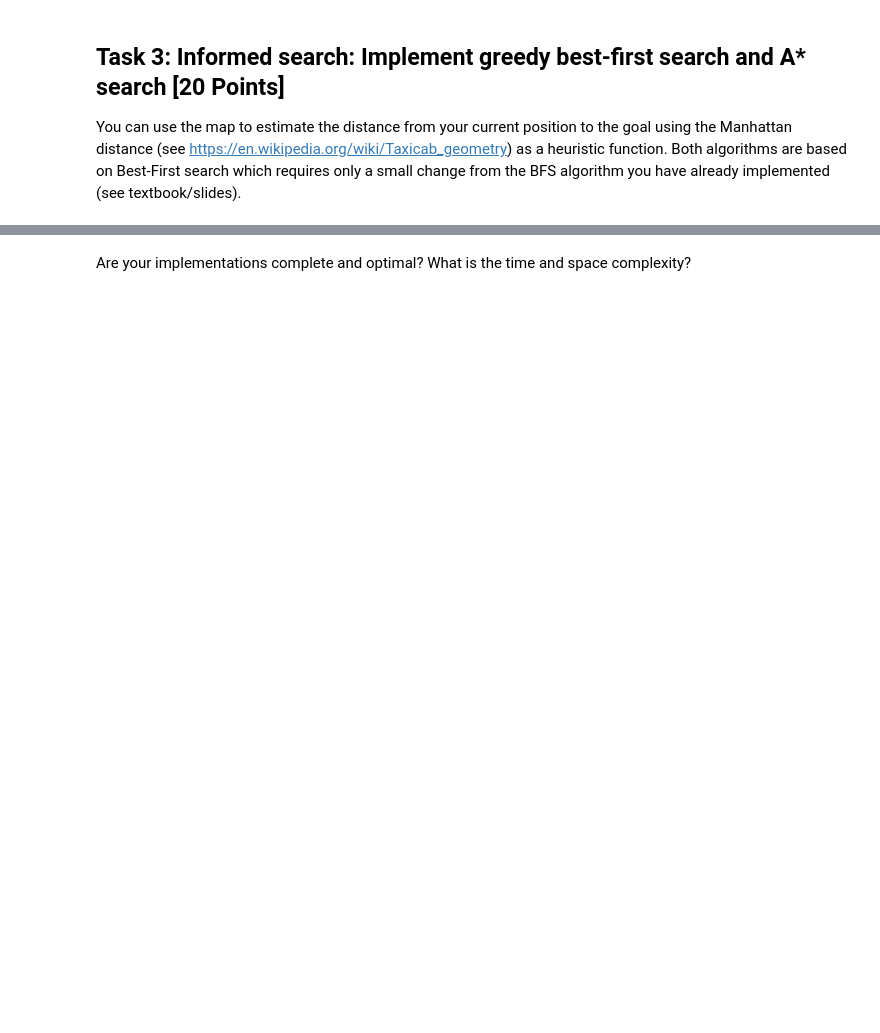
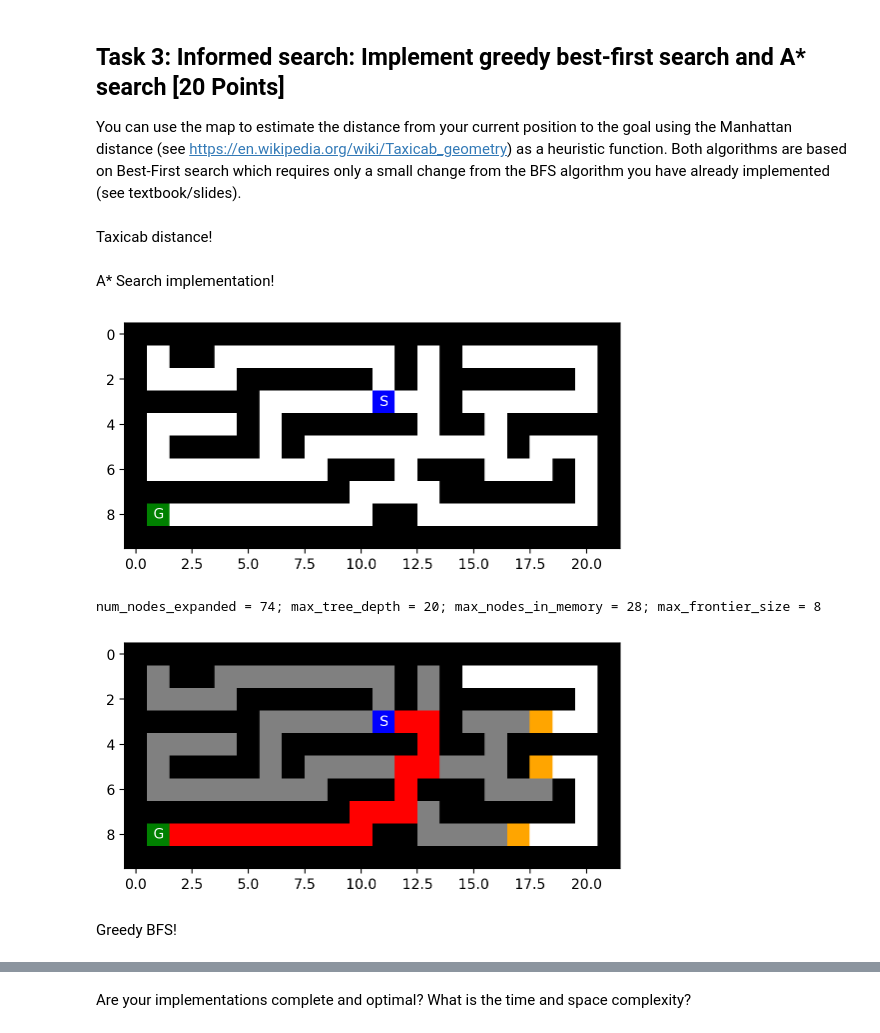
Before and after one commit to blake-gebhardt/CS7320-AI, a Jupyter notebook: Search/Maze.ipynb, the cells around one changed output, grey strips where cells are left out. Saved outputs shown, nothing was run; the diff lists cells and outputs as text; code cells hidden in the pictures; blank space fills up the shorter version.

```diff
--- a/Search/Maze.ipynb
+++ b/Search/Maze.ipynb
@@ -483,0 +514,9 @@ You can use the map to estimate the distance from your current position to the g
+# %% [markdown]
+Taxicab distance!
+# %%
+# Your code goes here
+
+def get_manhattan_distance(pos1, pos2):
+  return abs(pos1[0] - pos2[0]) + abs(pos1[1] - pos2[1])
+# %% [markdown]
+A* Search implementation!
@@ -483,0 +588,21 @@ You can use the map to estimate the distance from your current position to the g
+# %%
+maze = mh.parse_maze(maze_str)
+
+# The maze before
+mh.show_maze(maze)
+
+startLocation = mh.find_pos(maze, what="S")
+goalLocation = mh.find_pos(maze, what="G")
+final_aStar, aStarInfo = a_star_search(maze, startLocation, goalLocation)
+
+print(aStarInfo)
+set_final_path(maze, final_aStar)
+
+# The maze after
+mh.show_maze(maze)
+# %% [output]
+[figure, added]
+num_nodes_expanded = 74; max_tree_depth = 20; max_nodes_in_memory = 28; max_frontier_size = 8
+[figure, added]
+# %% [markdown]
+Greedy BFS!
```
Also changed, not shown: parts of 42 cells of this notebook, 1 other file.
